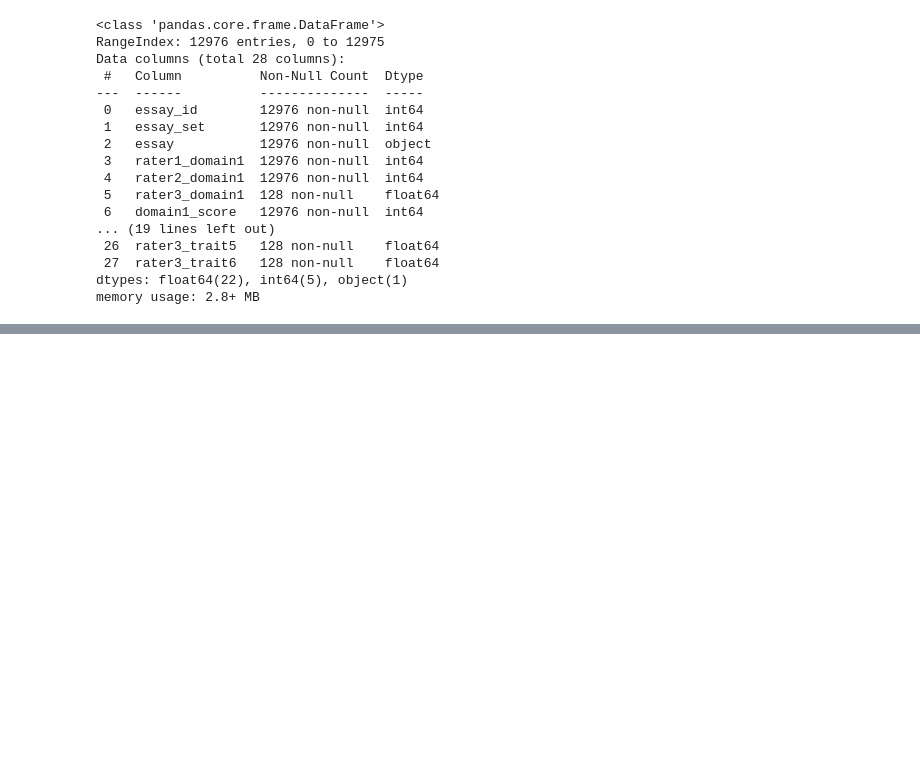
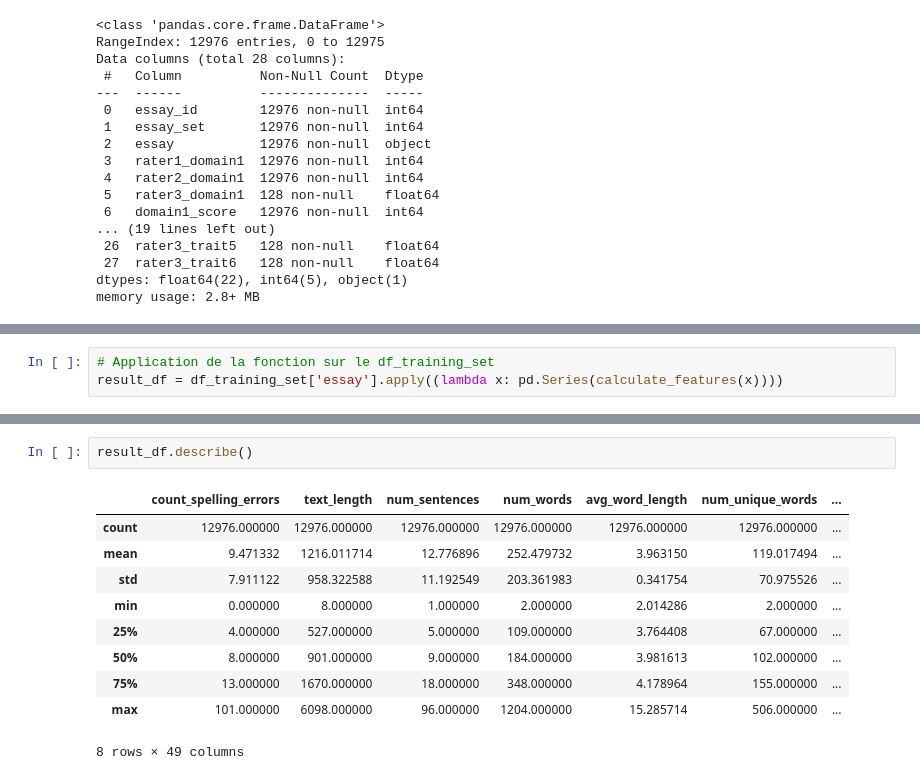
Before and after one commit to Martialkouass/Automated-essay-scoring-Machine-Learning-Model, a Jupyter notebook: NLP-PROJECT.ipynb, the cells around one changed output, grey strips where cells are left out. Cells and saved outputs as stored; diff of their text form; blank space fills up the shorter version.

```diff
--- a/NLP-PROJECT.ipynb
+++ b/NLP-PROJECT.ipynb
@@ -143,0 +493,3 @@ memory usage: 2.8+ MB
+# %%
+# Application de la fonction sur le df_training_set
+result_df = df_training_set['essay'].apply((lambda x: pd.Series(calculate_features(x))))
@@ -143,0 +517,13 @@ memory usage: 2.8+ MB
+# %%
+result_df.describe()
+# %% [output]
+|  | count_spelling_errors | text_length | num_sentences | num_words | avg_word_length | num_unique_words | ... |
+| count | 12976.000000 | 12976.000000 | 12976.000000 | 12976.000000 | 12976.000000 | 12976.000000 | ... |
+| mean | 9.471332 | 1216.011714 | 12.776896 | 252.479732 | 3.963150 | 119.017494 | ... |
+| std | 7.911122 | 958.322588 | 11.192549 | 203.361983 | 0.341754 | 70.975526 | ... |
+| min | 0.000000 | 8.000000 | 1.000000 | 2.000000 | 2.014286 | 2.000000 | ... |
+| 25% | 4.000000 | 527.000000 | 5.000000 | 109.000000 | 3.764408 | 67.000000 | ... |
+| 50% | 8.000000 | 901.000000 | 9.000000 | 184.000000 | 3.981613 | 102.000000 | ... |
+| 75% | 13.000000 | 1670.000000 | 18.000000 | 348.000000 | 4.178964 | 155.000000 | ... |
+| max | 101.000000 | 6098.000000 | 96.000000 | 1204.000000 | 15.285714 | 506.000000 | ... |
+8 rows × 49 columns
```
Also changed, not shown: parts of 14 cells of this notebook, 3 other files.
